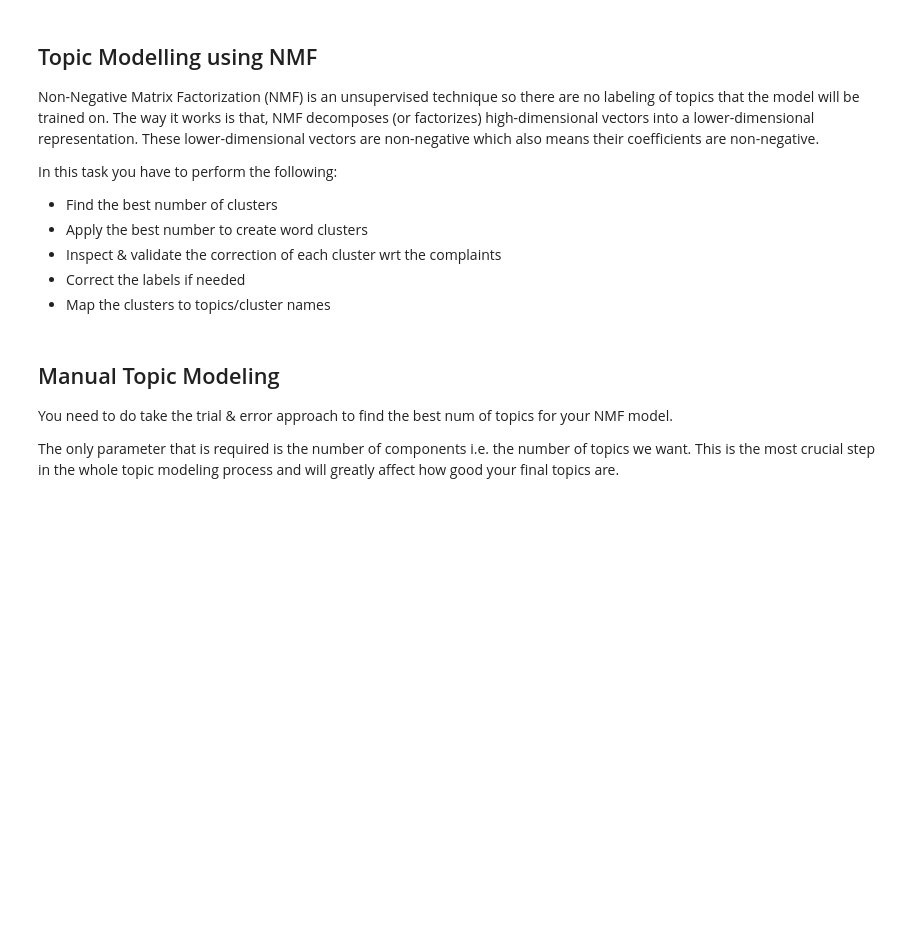
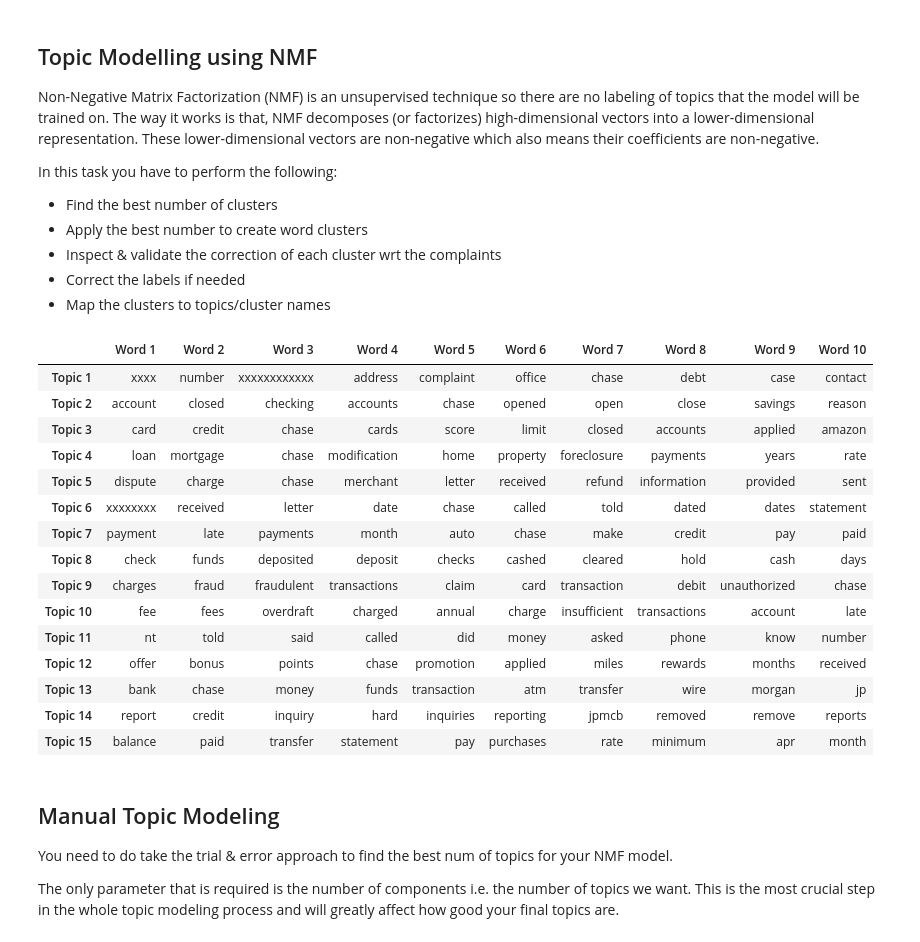
Before and after one commit to ayushxx7/TicketClassification, a Jupyter notebook: Automatic_Ticket_Classification_Assignment.ipynb, the cells around one changed output. Drawn from its saved outputs; the diff is of its cells as text; code cells hidden in the pictures; blank space fills up the shorter version.

```diff
--- a/Automatic_Ticket_Classification_Assignment.ipynb
+++ b/Automatic_Ticket_Classification_Assignment.ipynb
@@ -556,0 +556,5 @@ The tuples that are not there have a tf-idf score of 0
+# %%
+vect = TfidfVectorizer(stop_words='english')
+X = vect.fit_transform(df_clean['lemmatized_complaint'])
+
+df = pd.DataFrame(X.toarray(), columns=vect.get_feature_names())
@@ -571,3 +580,36 @@ from sklearn.decomposition import NMF
+# %%
+from sklearn.decomposition import NMF
+
+N_TOPICS = 15
+nmf = NMF(n_components=N_TOPICS, init='nndsvd')
+W = nmf.fit_transform(X)  # Document-topic matrix
+H = nmf.components_       # Topic-term matrix
+# %%
+words = np.array(vect.get_feature_names())
+topic_words = pd.DataFrame(np.zeros((N_TOPICS, 10)), index=[f'Topic {i + 1}' for i in range(N_TOPICS)],
+                           columns=[f'Word {i + 1}' for i in range(10)]).astype(str)
+for i in range(N_TOPICS):
+    ix = H[i].argsort()[::-1][:10]
+    topic_words.iloc[i] = words[ix]
+
+topic_words
+# %% [output]
+|  | Word 1 | Word 2 | Word 3 | Word 4 | Word 5 | Word 6 | Word 7 | Word 8 | Word 9 | Word 10 |
+| Topic 1 | xxxx | number | xxxxxxxxxxxx | address | complaint | office | chase | debt | case | contact |
+| Topic 2 | account | closed | checking | accounts | chase | opened | open | close | savings | reason |
+| Topic 3 | card | credit | chase | cards | score | limit | closed | accounts | applied | amazon |
+| Topic 4 | loan | mortgage | chase | modification | home | property | foreclosure | payments | years | rate |
+| Topic 5 | dispute | charge | chase | merchant | letter | received | refund | information | provided | sent |
+| Topic 6 | xxxxxxxx | received | letter | date | chase | called | told | dated | dates | statement |
+| Topic 7 | payment | late | payments | month | auto | chase | make | credit | pay | paid |
+| Topic 8 | check | funds | deposited | deposit | checks | cashed | cleared | hold | cash | days |
+| Topic 9 | charges | fraud | fraudulent | transactions | claim | card | transaction | debit | unauthorized | chase |
+| Topic 10 | fee | fees | overdraft | charged | annual | charge | insufficient | transactions | account | late |
+| Topic 11 | nt | told | said | called | did | money | asked | phone | know | number |
+| Topic 12 | offer | bonus | points | chase | promotion | applied | miles | rewards | months | received |
+| Topic 13 | bank | chase | money | funds | transaction | atm | transfer | wire | morgan | jp |
+| Topic 14 | report | credit | inquiry | hard | inquiries | reporting | jpmcb | removed | remove | reports |
+| Topic 15 | balance | paid | transfer | statement | pay | purchases | rate | minimum | apr | month |
 # %% [markdown]
 ## Manual Topic Modeling
 You need to do take the trial & error approach to find the best num of topics for your NMF model.
```
Also changed, not shown: parts of 6 cells of this notebook.
